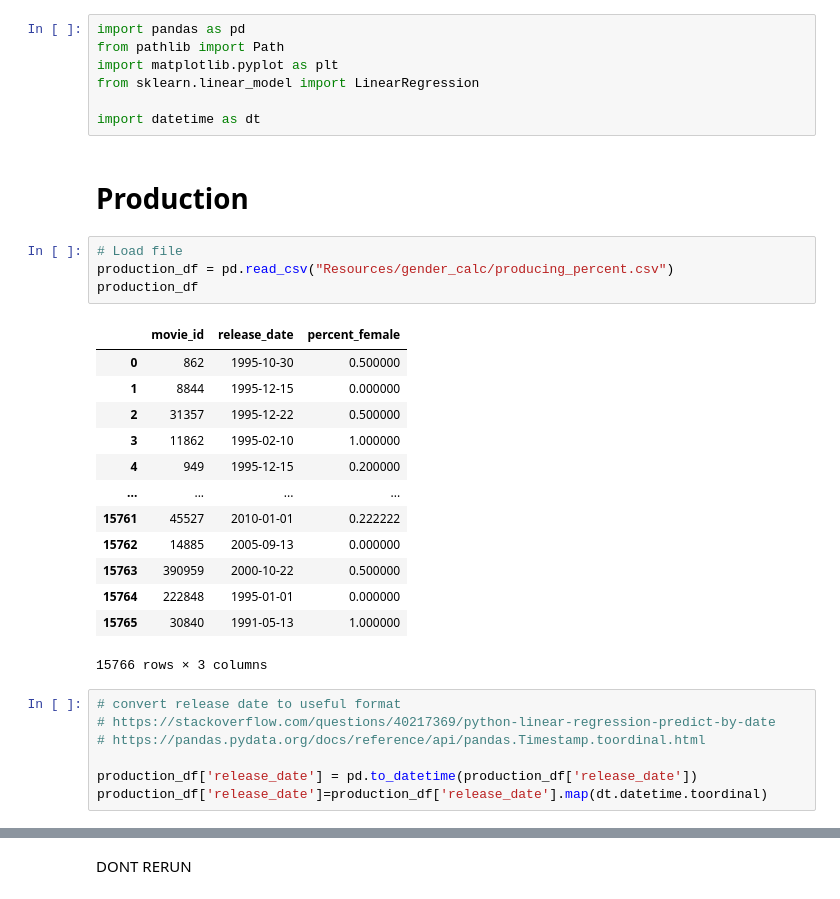
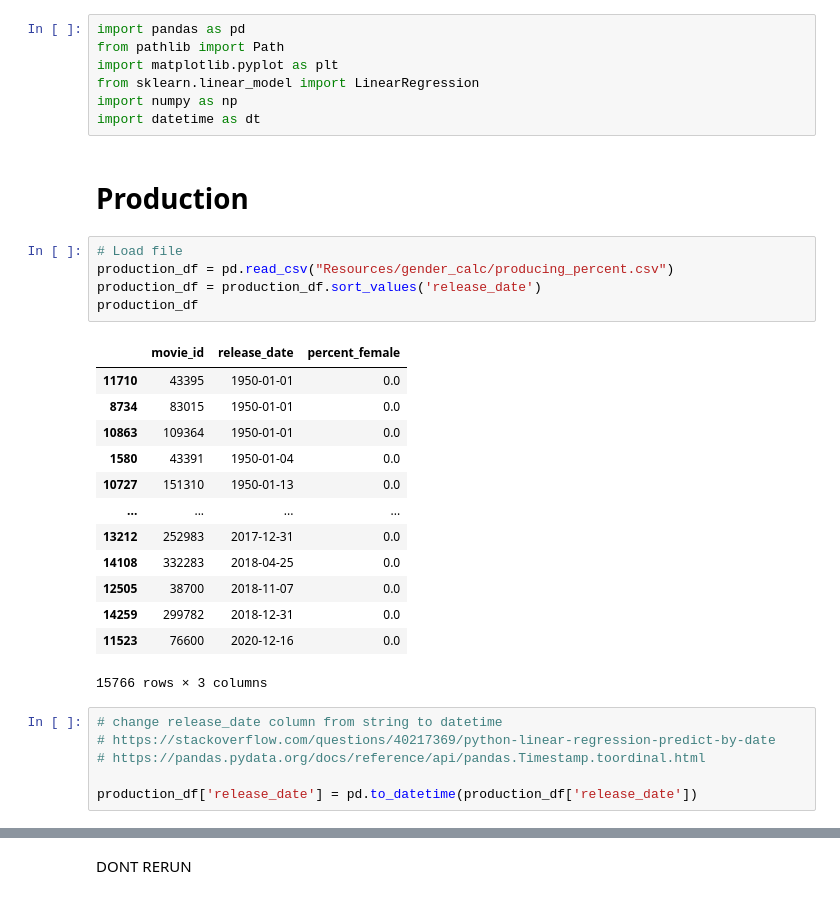
Before and after one commit to caseygomez/Female-Representation-In-The-Film-Industry, a Jupyter notebook: regression_by_dept.ipynb, the cells around one changed output, grey strips where cells are left out. Cells and saved outputs as stored; diff of their text form.

```diff
--- a/regression_by_dept.ipynb
+++ b/regression_by_dept.ipynb
@@ -3,35 +3,35 @@ import pandas as pd
 from pathlib import Path
 import matplotlib.pyplot as plt
 from sklearn.linear_model import LinearRegression
-
+import numpy as np
 import datetime as dt
 # %% [markdown]
 # Production
 # %%
 # Load file
 production_df = pd.read_csv("Resources/gender_calc/producing_percent.csv")
+production_df = production_df.sort_values('release_date')
 production_df
 # %% [output]
 |  | movie_id | release_date | percent_female |
-| 0 | 862 | 1995-10-30 | 0.500000 |
-| 1 | 8844 | 1995-12-15 | 0.000000 |
-| 2 | 31357 | 1995-12-22 | 0.500000 |
-| 3 | 11862 | 1995-02-10 | 1.000000 |
-| 4 | 949 | 1995-12-15 | 0.200000 |
+| 11710 | 43395 | 1950-01-01 | 0.0 |
+| 8734 | 83015 | 1950-01-01 | 0.0 |
+| 10863 | 109364 | 1950-01-01 | 0.0 |
+| 1580 | 43391 | 1950-01-04 | 0.0 |
+| 10727 | 151310 | 1950-01-13 | 0.0 |
 | ... | ... | ... | ... |
-| 15761 | 45527 | 2010-01-01 | 0.222222 |
-| 15762 | 14885 | 2005-09-13 | 0.000000 |
-| 15763 | 390959 | 2000-10-22 | 0.500000 |
-| 15764 | 222848 | 1995-01-01 | 0.000000 |
-| 15765 | 30840 | 1991-05-13 | 1.000000 |
+| 13212 | 252983 | 2017-12-31 | 0.0 |
+| 14108 | 332283 | 2018-04-25 | 0.0 |
+| 12505 | 38700 | 2018-11-07 | 0.0 |
+| 14259 | 299782 | 2018-12-31 | 0.0 |
+| 11523 | 76600 | 2020-12-16 | 0.0 |
 15766 rows × 3 columns
 # %%
-# convert release date to useful format
+# change release_date column from string to datetime
 # https://stackoverflow.com/questions/40217369/python-linear-regression-predict-by-date
 # https://pandas.pydata.org/docs/reference/api/pandas.Timestamp.toordinal.html
 
 production_df['release_date'] = pd.to_datetime(production_df['release_date'])
-production_df['release_date']=production_df['release_date'].map(dt.datetime.toordinal)
 # %%
 production_df.dtypes
 # %% [output]
```
Also changed, not shown: parts of 49 cells of this notebook, 1 other file.
